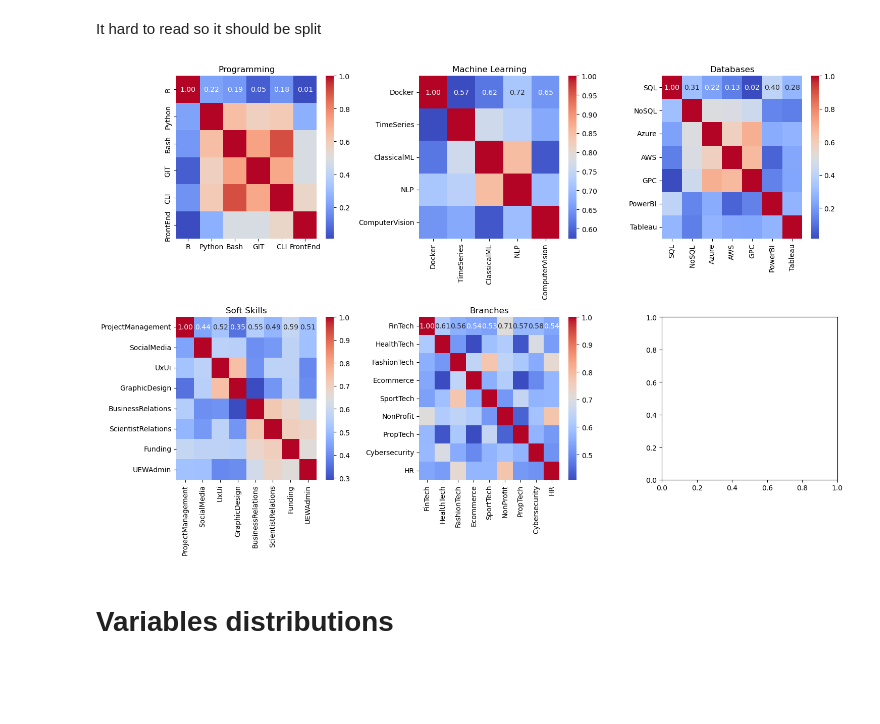
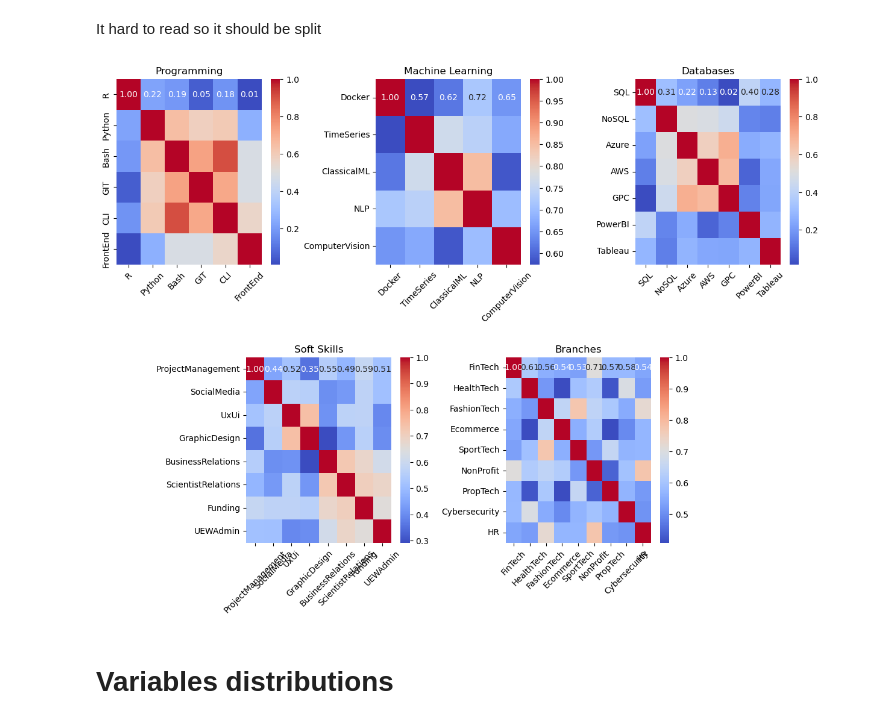
Before and after one commit to Mghd269/DMI-Project, a Jupyter notebook: notebooks/02_eda.ipynb, the cells around one changed output. Drawn from its saved outputs; the diff is of its cells as text; code cells hidden in the pictures; blank space fills up the shorter version.

```diff
--- a/notebooks/02_eda.ipynb
+++ b/notebooks/02_eda.ipynb
@@ -139,21 +121,25 @@ branches = ['FinTech', 'HealthTech', 'FashionTech', 'Ecommerce', 'SportTech', 'N
 # %%
 categories = [programming, machine_learning, databases, soft, branches]
 titles = ['Programming', 'Machine Learning', 'Databases', 'Soft Skills', 'Branches']
-# %%
-cms = [df1[category].corr() for category in categories]
-
-fig, axes = plt.subplots(2, 3, figsize=(15, 10))
-axes_flat = axes.flatten()
-
-for i, cm in enumerate(cms):
-    sns.heatmap(cm, cmap='coolwarm', annot=True, fmt=".2f", ax=axes_flat[i])
-    axes_flat[i].set_title(titles[i])
-    axes_flat[i].set_xticklabels(axes_flat[i].get_xticklabels())
-
-plt.tight_layout()
-plt.show()
-# %% [output]
-[figure, removed]
+# %%
+fig = plt.figure(figsize=(15, 10))
+
+ax1 = plt.subplot2grid(shape=(2, 6), loc=(0, 0), colspan=2)
+ax2 = plt.subplot2grid((2, 6), (0, 2), colspan=2)
+ax3 = plt.subplot2grid((2, 6), (0, 4), colspan=2)
+ax4 = plt.subplot2grid((2, 6), (1, 1), colspan=2)
+ax5 = plt.subplot2grid((2, 6), (1, 3), colspan=2)
+
+
+for i, cm in enumerate(cms):
+    sns.heatmap(cm, cmap='coolwarm', annot=True, fmt=".2f", ax=[ax1, ax2, ax3, ax4, ax5][i])
+    [ax1, ax2, ax3, ax4, ax5][i].set_title(titles[i])
+    [ax1, ax2, ax3, ax4, ax5][i].set_xticklabels([ax1, ax2, ax3, ax4, ax5][i].get_xticklabels(), rotation=45)
+
+plt.subplots_adjust(wspace=1.5, hspace=0.5)
+plt.show()
+# %% [output]
+[figure, added]
 # %% [markdown]
 # Variables distributions
 # %%
```
Also changed, not shown: parts of 1 cell of this notebook.
